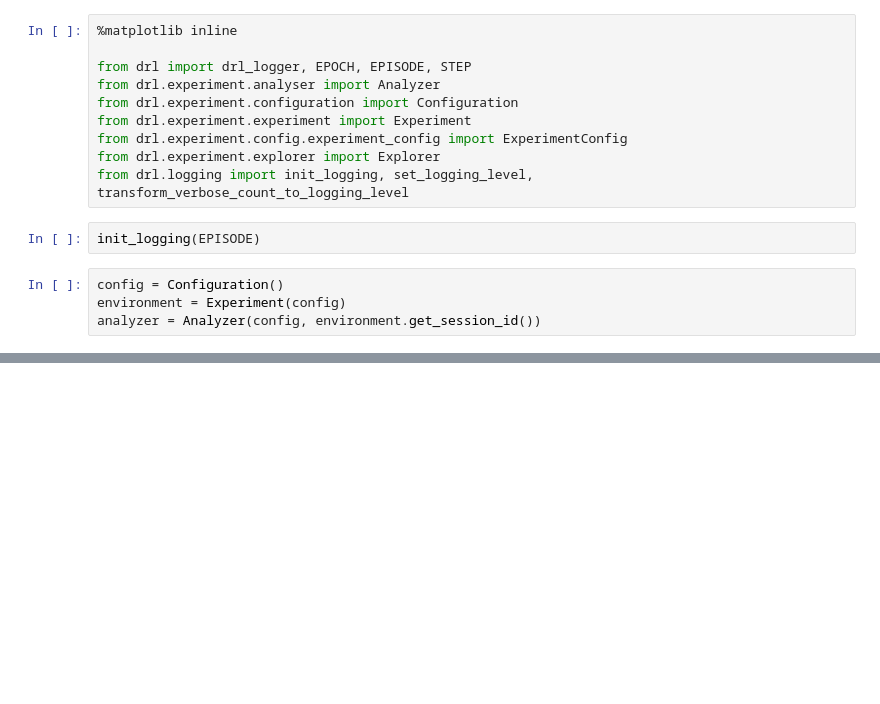
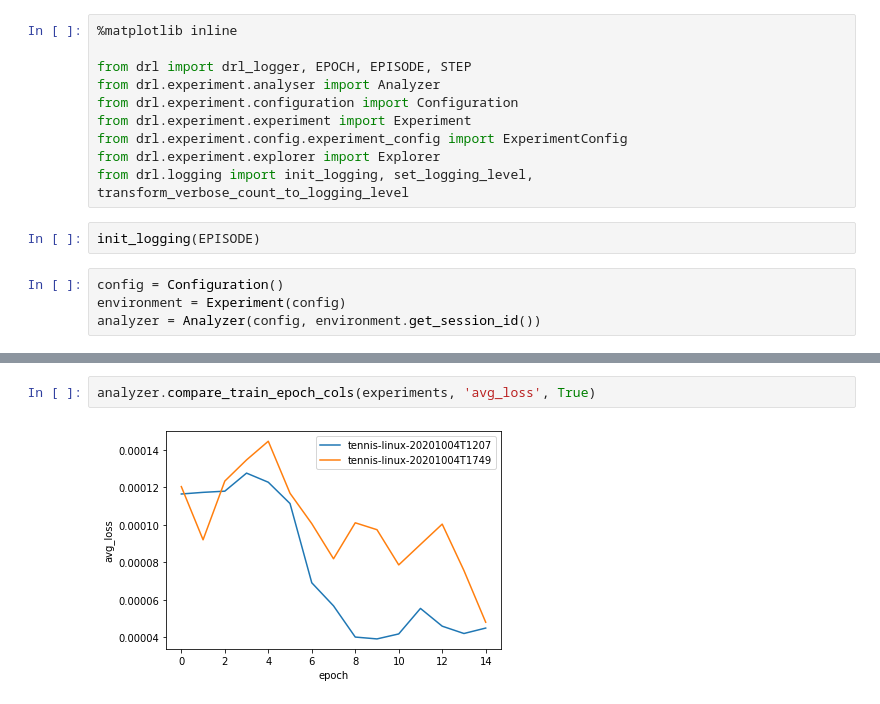
Before and after one commit to miharothl/und-drl-collaboration-and-competition, a Jupyter notebook: rlab-analysis.ipynb, the cells around one changed output, grey strips where cells are left out. Drawn from its saved outputs; the diff is of its cells as text; blank space fills up the shorter version.

```diff
--- a/rlab-analysis.ipynb
+++ b/rlab-analysis.ipynb
@@ -33,3 +47,7 @@ analyzer.compare_train_epoch_cols(experiments, 'epsilon', True)
+# %%
+analyzer.compare_train_epoch_cols(experiments, 'avg_loss', True)
+# %% [output]
+[figure, added]
 # %%
 analyzer.compare_train_config(experiments)
 # %% [output]
```
Also changed, not shown: parts of 7 cells of this notebook, 2 other files.
